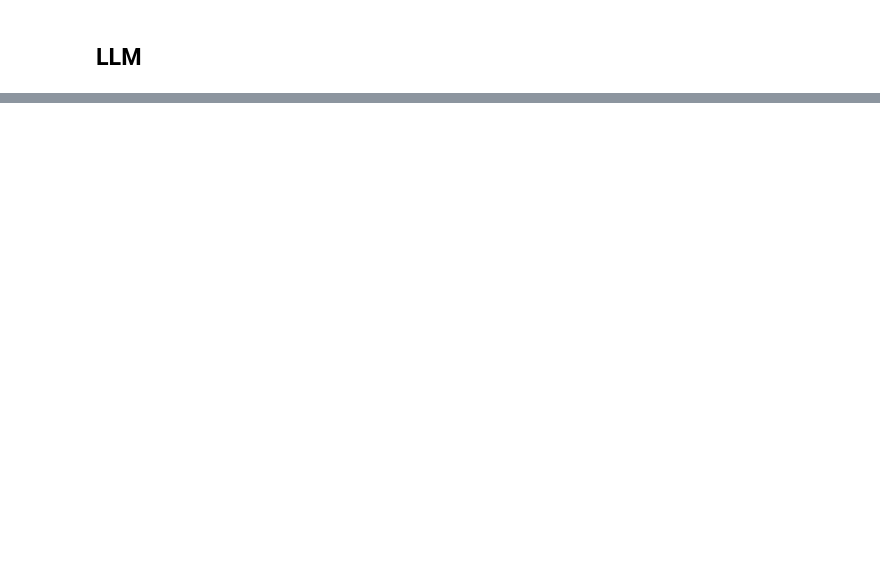
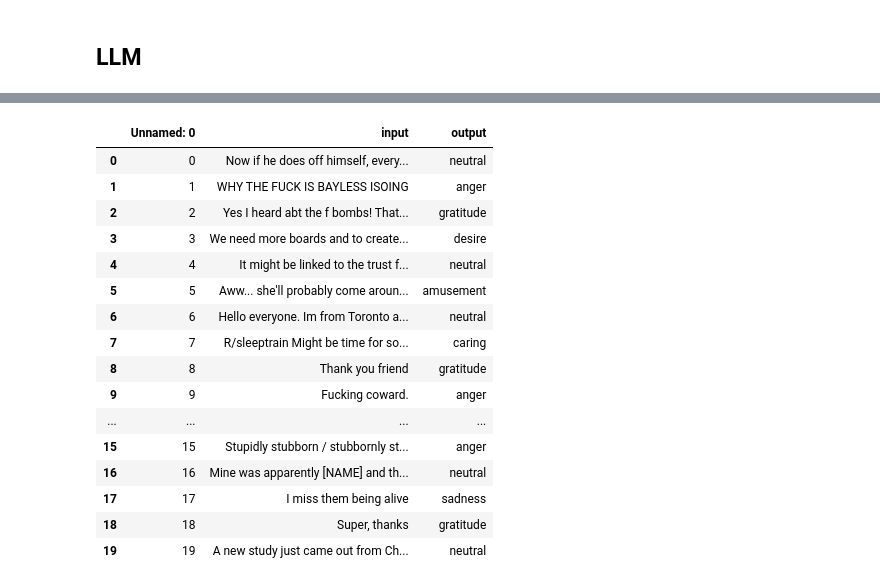
Before and after one commit to Iwaniukooo11/llm-workshop, a Jupyter notebook: basic/main.ipynb, the cells around one changed output, grey strips where cells are left out. Cells and saved outputs as stored; diff of their text form; code cells hidden in the pictures; blank space fills up the shorter version.

Commit message:
added train to LLM_model

```diff
--- a/basic/main.ipynb
+++ b/basic/main.ipynb
@@ -723,0 +543,12 @@ LLM_model = LLMModel()
+# %%
+train_data = pd.read_csv("clearly_seperated.csv").rename(columns={"target":"output"}).head(20)
+x_train = train_data["input"].tolist()
+y_train = train_data["output"].tolist()
+training_pairs = [(x, y) for x, y in zip(x_train, y_train) if pd.notna(x) and pd.notna(y)]
+x_train_clean = [pair[0] for pair in training_pairs]
+y_train_clean = [pair[1] for pair in training_pairs]
+
+print(f"Training examples: {len(x_train_clean)}")
+print(f"Sample training data:")
+for i in range(min(3, len(x_train_clean))):
+    print(f"  Input: '{x_train_clean[i]}' -> Output: '{y_train_clean[i]}'")
@@ -731,0 +644,20 @@ LLM_model.predict("I'm sad")
+# %%
+train_data # musi miec input i output
+# %% [output]
+|  | Unnamed: 0 | input | output |
+| 0 | 0 | Now if he does off himself, every... | neutral |
+| 1 | 1 | WHY THE FUCK IS BAYLESS ISOING | anger |
+| 2 | 2 | Yes I heard abt the f bombs! That... | gratitude |
+| 3 | 3 | We need more boards and to create... | desire |
+| 4 | 4 | It might be linked to the trust f... | neutral |
+| 5 | 5 | Aww... she'll probably come aroun... | amusement |
+| 6 | 6 | Hello everyone. Im from Toronto a... | neutral |
+| 7 | 7 | R/sleeptrain Might be time for so... | caring |
+| 8 | 8 | Thank you friend | gratitude |
+| 9 | 9 | Fucking coward. | anger |
+| ... | ... | ... | ... |
+| 15 | 15 | Stupidly stubborn / stubbornly st... | anger |
+| 16 | 16 | Mine was apparently [NAME] and th... | neutral |
+| 17 | 17 | I miss them being alive | sadness |
+| 18 | 18 | Super, thanks | gratitude |
+| 19 | 19 | A new study just came out from Ch... | neutral |
```
Also changed, not shown: parts of 34 cells of this notebook, 2 other files.
